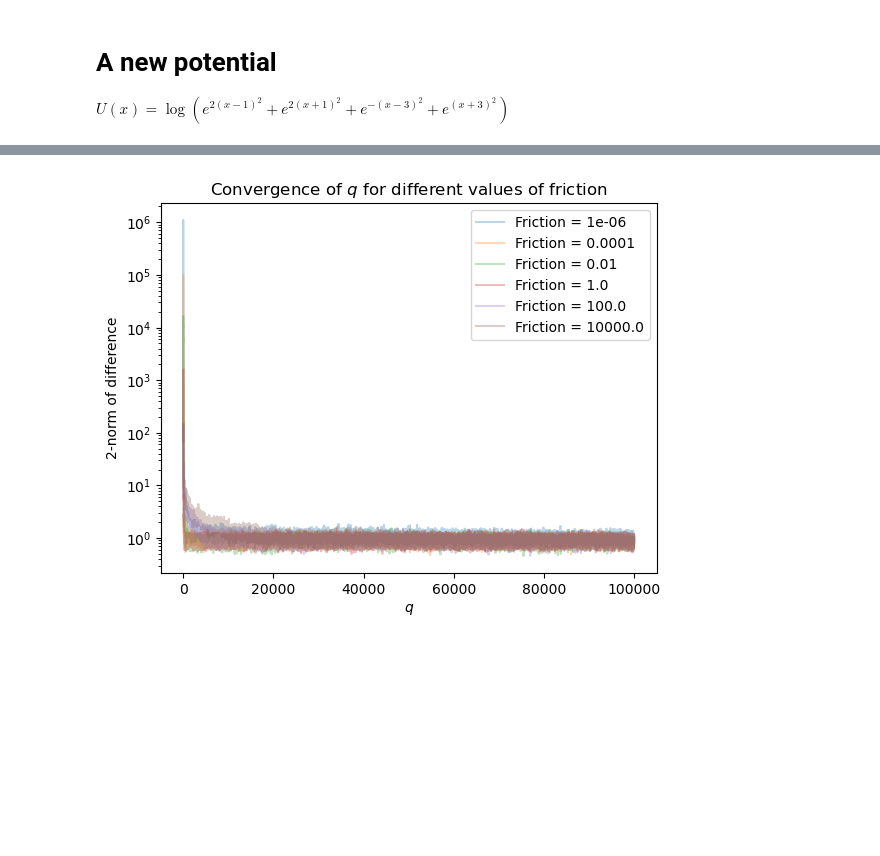
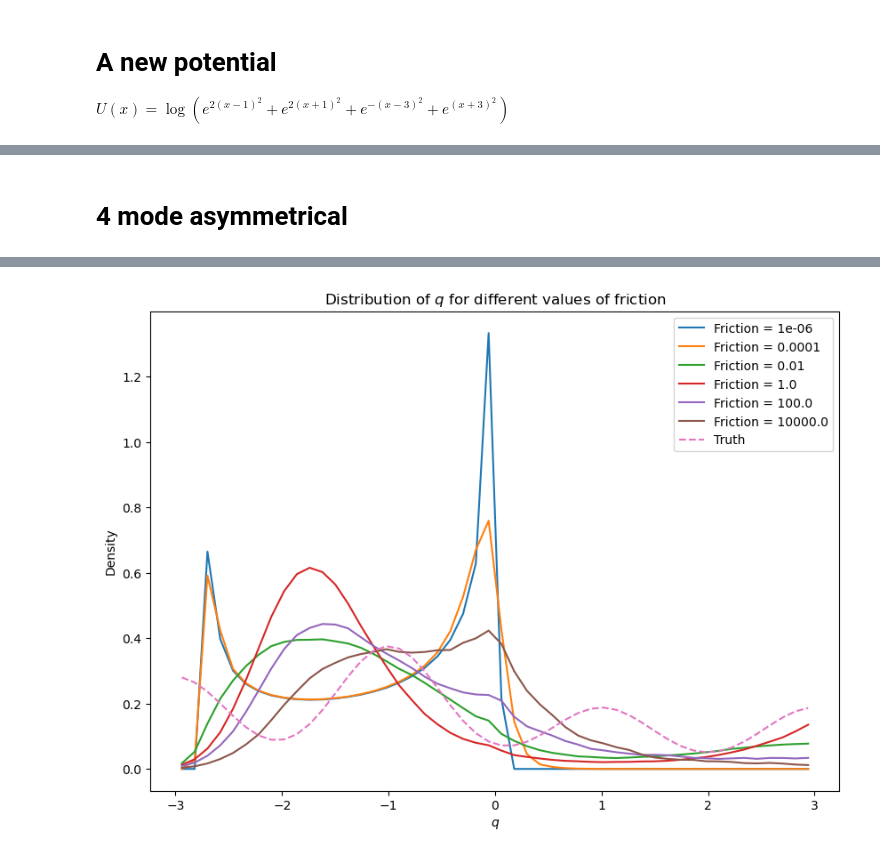
Before and after one commit to ktadgh/Langevin-Dynamics, a Jupyter notebook: OBABO.ipynb, the cells around one changed output, grey strips where cells are left out. Saved outputs shown, nothing was run; the diff lists cells and outputs as text; code cells hidden in the pictures; blank space fills up the shorter version.

```diff
--- a/OBABO.ipynb
+++ b/OBABO.ipynb
@@ -403,0 +131,9 @@ Time Elapsed: 15.219593286514282
+# %%
+@jit(nopython=True)
+def potential_3(x):
+    return (x-0.9)**4/8 - (x-1)**2/1.2
+
+@jit(nopython=True)
+def force_3(x):
+    F = -(x-0.9)**3/4 + (x-1)*2/1.2
+    return F
@@ -412,6 +165,21 @@ Time Elapsed: 91.73147344589233
+# %% [markdown]
+# 4 mode asymmetrical
+# %%
+@jit(nopython=True)
+def potential_4(x):
+    return -np.log( np.exp(-2*(x-1)**2) + 2*np.exp(-2*(x+1)**2) + 1.5*np.exp(-2*(x+3)**2) + np.exp(-2*(x-3)**2) )
+
+@jit(nopython=True)
+def force_4(x):
+    r = -4*(x-1)*np.exp(-2*(x-1)**2)  -2*4*(x+1)*np.exp(-2*(x+1)**2)  -1.5*4*(x+3)*np.exp(-2*(x+3)**2) -4*(x-3)*np.exp(-2*(x-3)**2)
+    F = r/potential_4( np.exp(-2*(x-1)**2) + 2*np.exp(-2*(x+1)**2) + 1.5*np.exp(-2*(x+3)**2) + np.exp(-2*(x-3)**2) )
+    return F
+
+obabo_step_4 = jf.make_obabo(force_3)
+OBABO_4 = jf.Scheme(obabo_step_4, force_4, potential_4)
 # %%
 start_time =time.time()
-OBABO_2.convergence_graph(100000, 0.01, 100, gammas)
+OBABO_4.friction_graph(20000, 0.01, 1000, gammas)
 end_time = time.time()
 print(f"Time Elapsed: {end_time-start_time}")
 # %% [output]
@@ -419 +187 @@ Time Elapsed: 94.016348361969
-[figure, old version]
+[figure, new version]
```
Also changed, not shown: parts of 39 cells of this notebook, 1 other file.
